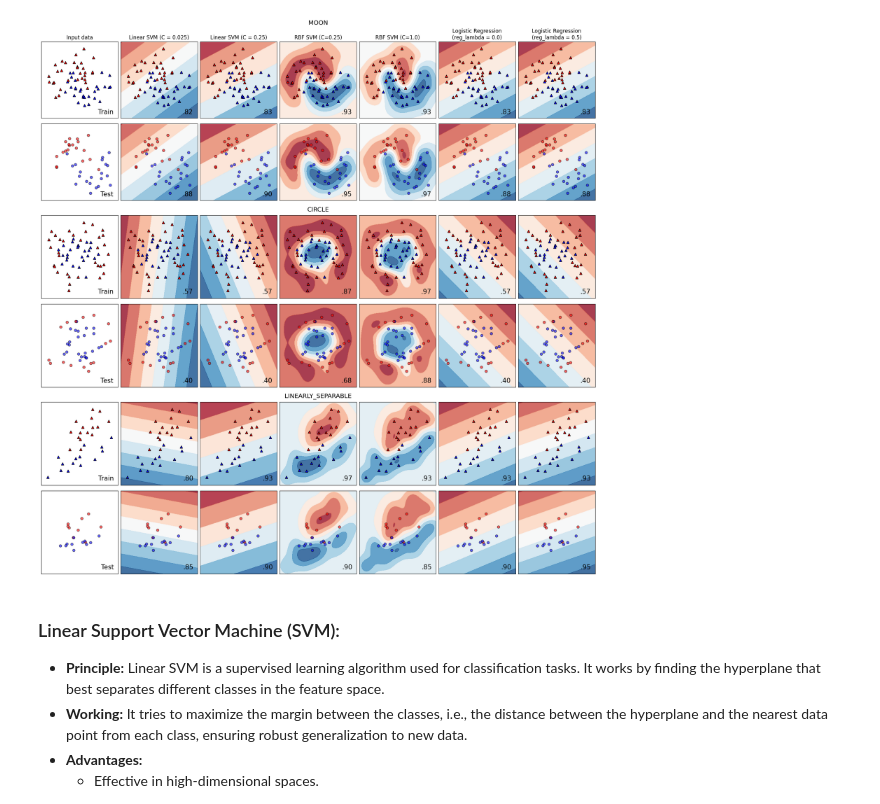
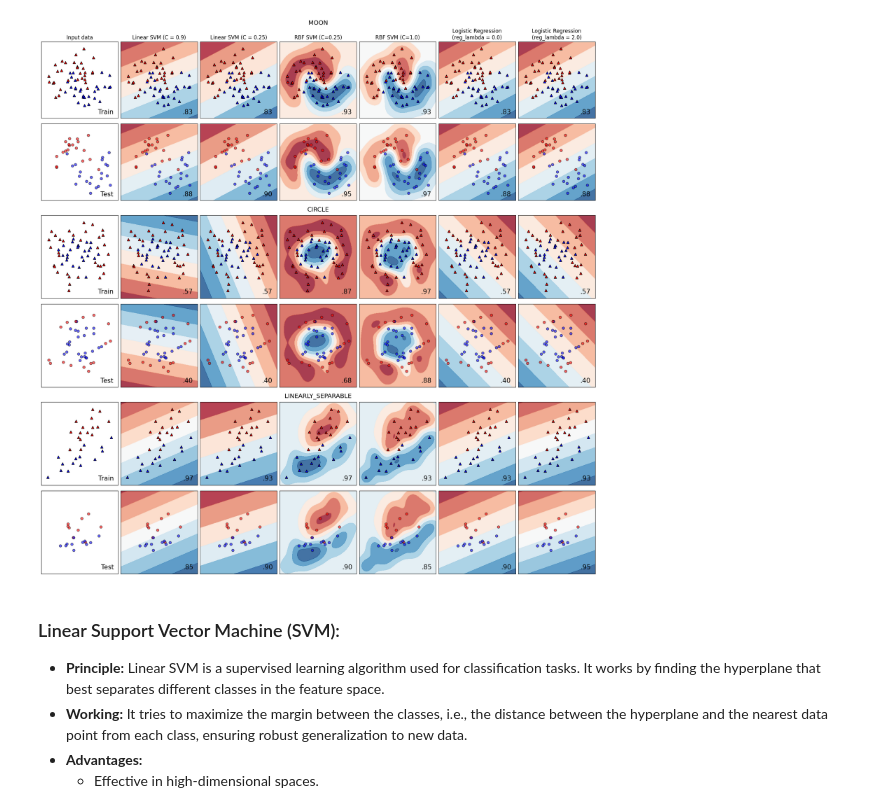
Before and after one commit to ehsankhaligh/CSCI567-Machine-Learning, a Jupyter notebook: HW2/Q5.ipynb, the cells around one changed output. Cells and saved outputs as stored; diff of their text form; code cells hidden in the pictures.

```diff
--- a/HW2/Q5.ipynb
+++ b/HW2/Q5.ipynb
@@ -20,18 +20,29 @@ from sklearn.linear_model import LogisticRegression
 # Define the classifiers to be studied #
 ########################################
 names = [
-    "Linear SVM (C = 0.025)",
+    "Linear SVM (C = 0.9)",
     "Linear SVM (C = 0.25)",
     "RBF SVM (C=0.25)",
     "RBF SVM (C=1.0)",
     "Logistic Regression\n(reg_lambda = 0.0)",
-    "Logistic Regression\n(reg_lambda = 0.5)"
+    "Logistic Regression\n(reg_lambda = 2.0)"
 ]
 
+"""
+Inverse Regularization Strength:
 
+The parameter
+
+C in logistic regression is the inverse of the regularization strength.
+This means that smaller values of
+
+C correspond to stronger regularization, while larger values of C correspond to weaker regularization.
+In other words, when C is small, the model is heavily penalized for having large coefficients, leading to a simpler model with potentially higher bias and lower variance. Conversely, when C is large, the penalty is reduced, allowing the model to fit the training data more closely, potentially leading to higher variance and lower bias.
+
+"""
 
 classifiers = [
-    SVC(kernel="linear", C=0.025),  # C controls the penalty term for misclassifying training data
+    SVC(kernel="linear", C=0.9),  # C controls the penalty term for misclassifying training data
     SVC(kernel="linear", C=0.25),   # Smaller C means stronger regularization
     SVC(kernel="rbf", gamma=2, C=0.25),
     SVC(kernel="rbf", gamma=2, C=1),
@@ -48,6 +59,7 @@ SVC(kernel="linear", C=0.25):
 
 Similar to the first SVC, but with a slightly larger C.
 C=0.25 implies a relatively weaker regularization compared to the previous one.
+
 SVC(kernel="rbf", gamma=2, C=0.25):
 
 This SVC uses a radial basis function (RBF) kernel, which is capable of handling non-linear decision boundaries.
@@ -240,34 +252,34 @@ Assigning Variables:
         )
 
         ax_tr.set_xlim(xx.min(), xx.max())
         ax_tr.set_ylim(yy.min(), yy.max())
         ax_tr.set_xticks(())
         ax_tr.set_yticks(())
         ax_tr.text(
             xx.max() - 0.3,
             yy.min() + 0.3,
             ("%.2f" % score_train).lstrip("0"),
             size=15,
             horizontalalignment="right",
         )
         if ds_cnt == 0:
             ax_tr.set_title(name)
         ax_te.set_xlim(xx.min(), xx.max())
         ax_te.set_ylim(yy.min(), yy.max())
         ax_te.set_xticks(())
         ax_te.set_yticks(())
         ax_te.text(
             xx.max() - 0.3,
             yy.min() + 0.3,
             ("%.2f" % score).lstrip("0"),
             size=15,
             horizontalalignment="right",
         )
         i += 1
 
 plt.show()
 # %% [output]
-[figure, old version]
+[figure, new version]
 # %% [markdown]
 ### Linear Support Vector Machine (SVM):
 
```
Also changed, not shown: 2 other files.
